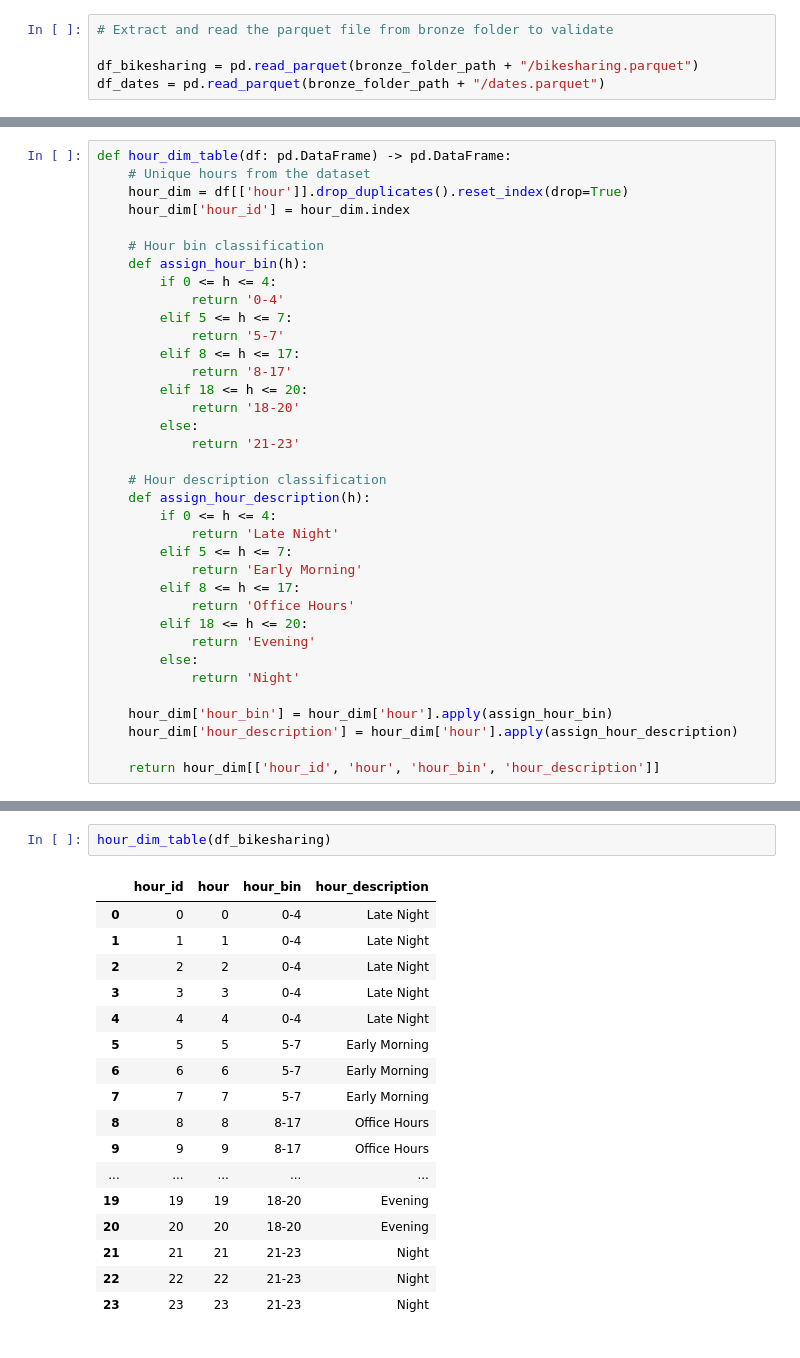
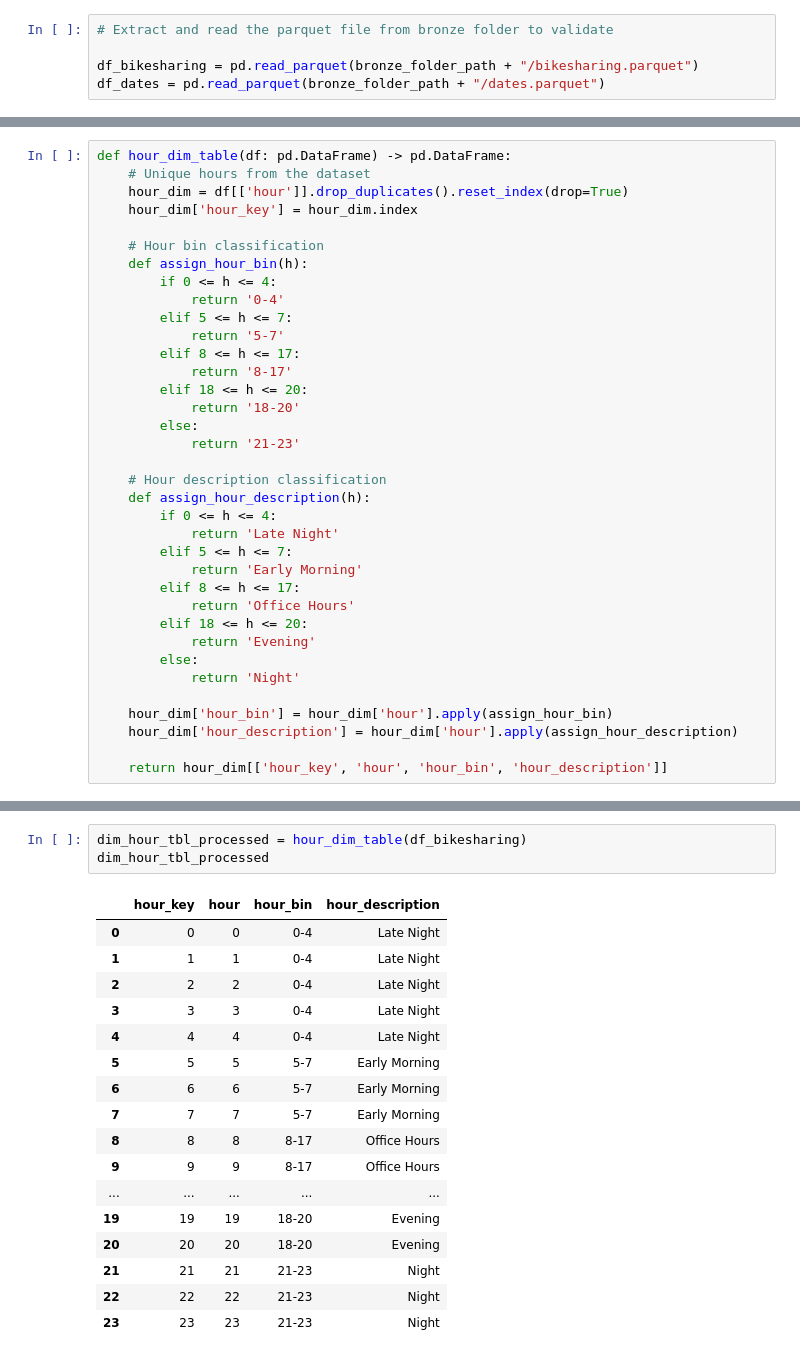
Before and after one commit to praghi/end_to_end_bike_sharing_data_project, a Jupyter notebook: notebooks/bi_pipeline.ipynb, the cells around one changed output, grey strips where cells are left out. Saved outputs shown, nothing was run; the diff lists cells and outputs as text.

```diff
--- a/notebooks/bi_pipeline.ipynb
+++ b/notebooks/bi_pipeline.ipynb
@@ -252,7 +301,7 @@ weather_dim_table(df_bikesharing)
 def hour_dim_table(df: pd.DataFrame) -> pd.DataFrame:
     # Unique hours from the dataset
     hour_dim = df[['hour']].drop_duplicates().reset_index(drop=True)
-    hour_dim['hour_id'] = hour_dim.index
+    hour_dim['hour_key'] = hour_dim.index
 
     # Hour bin classification
     def assign_hour_bin(h):
@@ -283,4 +332,4 @@ def hour_dim_table(df: pd.DataFrame) -> pd.DataFrame:
     hour_dim['hour_bin'] = hour_dim['hour'].apply(assign_hour_bin)
     hour_dim['hour_description'] = hour_dim['hour'].apply(assign_hour_description)
 
-    return hour_dim[['hour_id', 'hour', 'hour_bin', 'hour_description']]
+    return hour_dim[['hour_key', 'hour', 'hour_bin', 'hour_description']]
@@ -287,7 +338,8 @@ def hour_dim_table(df: pd.DataFrame) -> pd.DataFrame:
 # %%
-hour_dim_table(df_bikesharing)
+dim_hour_tbl_processed = hour_dim_table(df_bikesharing)
+dim_hour_tbl_processed
 # %% [output]
-|  | hour_id | hour | hour_bin | hour_description |
+|  | hour_key | hour | hour_bin | hour_description |
 | 0 | 0 | 0 | 0-4 | Late Night |
 | 1 | 1 | 1 | 0-4 | Late Night |
 | 2 | 2 | 2 | 0-4 | Late Night |
```
Also changed, not shown: parts of 35 cells of this notebook, 26 other files.
